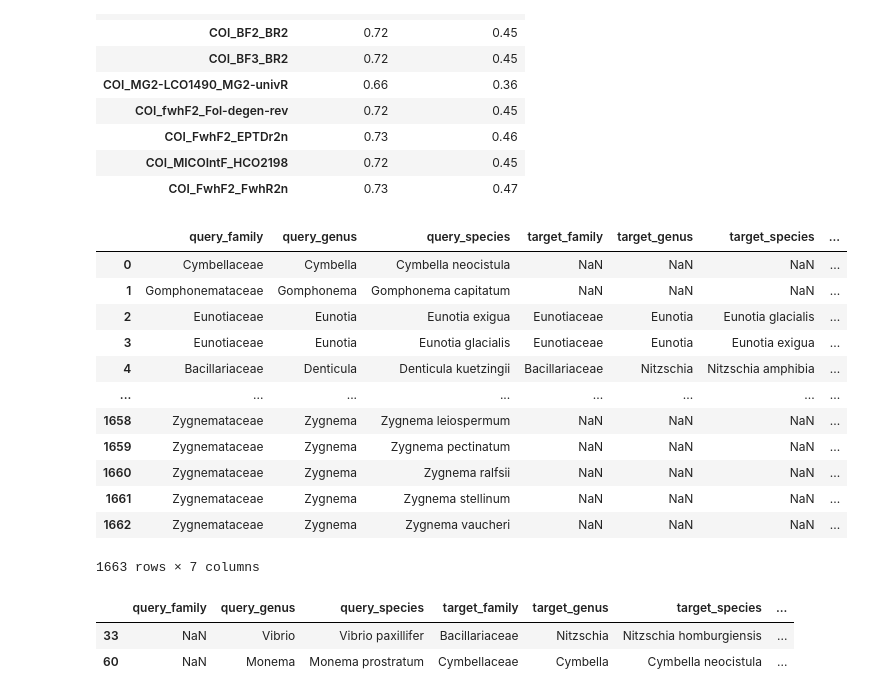
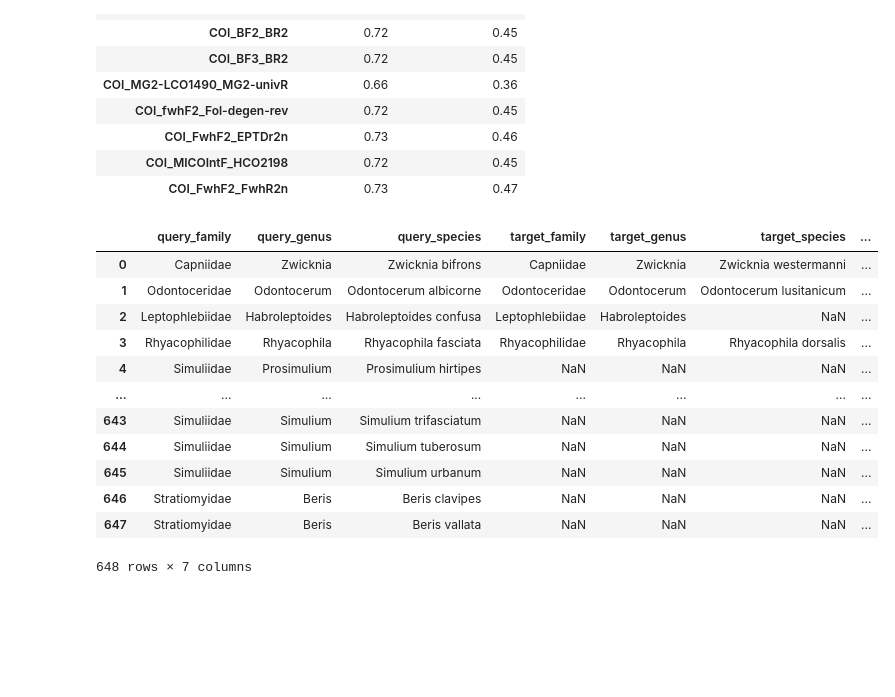
Before and after one commit to CIBIO-BU/mozaiko, a Jupyter notebook: draft.ipynb, the cells around one changed output. Drawn from its saved outputs; the diff is of its cells as text; code cells hidden in the pictures; blank space fills up the shorter version.

```diff
--- a/draft.ipynb
+++ b/draft.ipynb
@@ -5695,26 +5695,19 @@ Retrieving proportion of barcoded and well barcoded taxa: COI_FwhF2_FwhR2n
 | COI_FwhF2_FwhR2n | 0.73 | 0.47 |
 # %%
 import pandas as pd
-
-otl_target = pd.read_csv("data/output_data/DIA-latest-version/catnip/rbcL_39F_404R/otl_target_rbcL_39F_404R_Austria.tsv", sep='\t')
-otl_target
+df_catnipt_all_on_target = pd.read_csv("data/output_data/BMI-new/catnip/COI_FwhF2_FwhR2n/catnip_target_COI_FwhF2_FwhR2n_Germany.tsv", sep="\t")
+df_catnipt_all_on_target
 # %% [output]
 |  | query_family | query_genus | query_species | target_family | target_genus | target_species | ... |
-| 0 | Cymbellaceae | Cymbella | Cymbella neocistula | NaN | NaN | NaN | ... |
-| 1 | Gomphonemataceae | Gomphonema | Gomphonema capitatum | NaN | NaN | NaN | ... |
-| 2 | Eunotiaceae | Eunotia | Eunotia exigua | Eunotiaceae | Eunotia | Eunotia glacialis | ... |
-| 3 | Eunotiaceae | Eunotia | Eunotia glacialis | Eunotiaceae | Eunotia | Eunotia exigua | ... |
-| 4 | Bacillariaceae | Denticula | Denticula kuetzingii | Bacillariaceae | Nitzschia | Nitzschia amphibia | ... |
+| 0 | Capniidae | Zwicknia | Zwicknia bifrons | Capniidae | Zwicknia | Zwicknia westermanni | ... |
+| 1 | Odontoceridae | Odontocerum | Odontocerum albicorne | Odontoceridae | Odontocerum | Odontocerum lusitanicum | ... |
+| 2 | Leptophlebiidae | Habroleptoides | Habroleptoides confusa | Leptophlebiidae | Habroleptoides | NaN | ... |
+| 3 | Rhyacophilidae | Rhyacophila | Rhyacophila fasciata | Rhyacophilidae | Rhyacophila | Rhyacophila dorsalis | ... |
+| 4 | Simuliidae | Prosimulium | Prosimulium hirtipes | NaN | NaN | NaN | ... |
 | ... | ... | ... | ... | ... | ... | ... | ... |
-| 1658 | Zygnemataceae | Zygnema | Zygnema leiospermum | NaN | NaN | NaN | ... |
-| 1659 | Zygnemataceae | Zygnema | Zygnema pectinatum | NaN | NaN | NaN | ... |
-| 1660 | Zygnemataceae | Zygnema | Zygnema ralfsii | NaN | NaN | NaN | ... |
-| 1661 | Zygnemataceae | Zygnema | Zygnema stellinum | NaN | NaN | NaN | ... |
-| 1662 | Zygnemataceae | Zygnema | Zygnema vaucheri | NaN | NaN | NaN | ... |
+| 643 | Simuliidae | Simulium | Simulium trifasciatum | NaN | NaN | NaN | ... |
+| 644 | Simuliidae | Simulium | Simulium tuberosum | NaN | NaN | NaN | ... |
+| 645 | Simuliidae | Simulium | Simulium urbanum | NaN | NaN | NaN | ... |
+| 646 | Stratiomyidae | Beris | Beris clavipes | NaN | NaN | NaN | ... |
+| 647 | Stratiomyidae | Beris | Beris vallata | NaN | NaN | NaN | ... |
-1663 rows × 7 columns
+648 rows × 7 columns
-# %%
-otl_target[otl_target['query_species']]
-# %% [output]
-|  | query_family | query_genus | query_species | target_family | target_genus | target_species | ... |
-| 33 | NaN | Vibrio | Vibrio paxillifer | Bacillariaceae | Nitzschia | Nitzschia homburgiensis | ... |
-| 60 | NaN | Monema | Monema prostratum | Cymbellaceae | Cymbella | Cymbella neocistula | ... |
```
Also changed, not shown: parts of 13 cells of this notebook, 4 other files.
